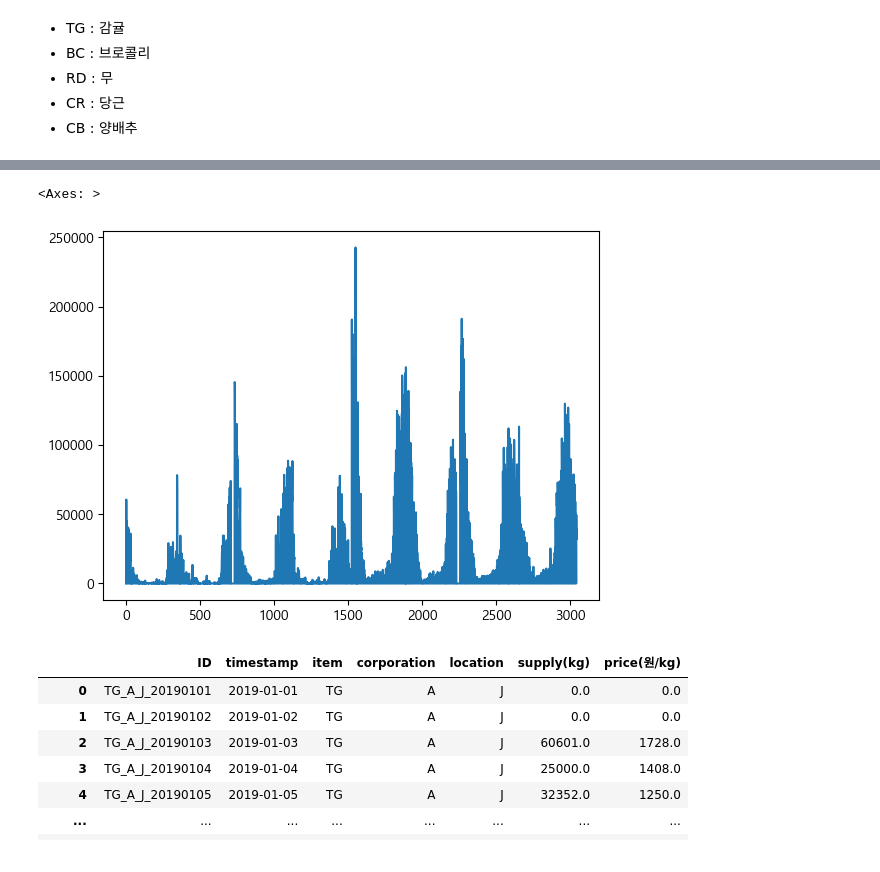
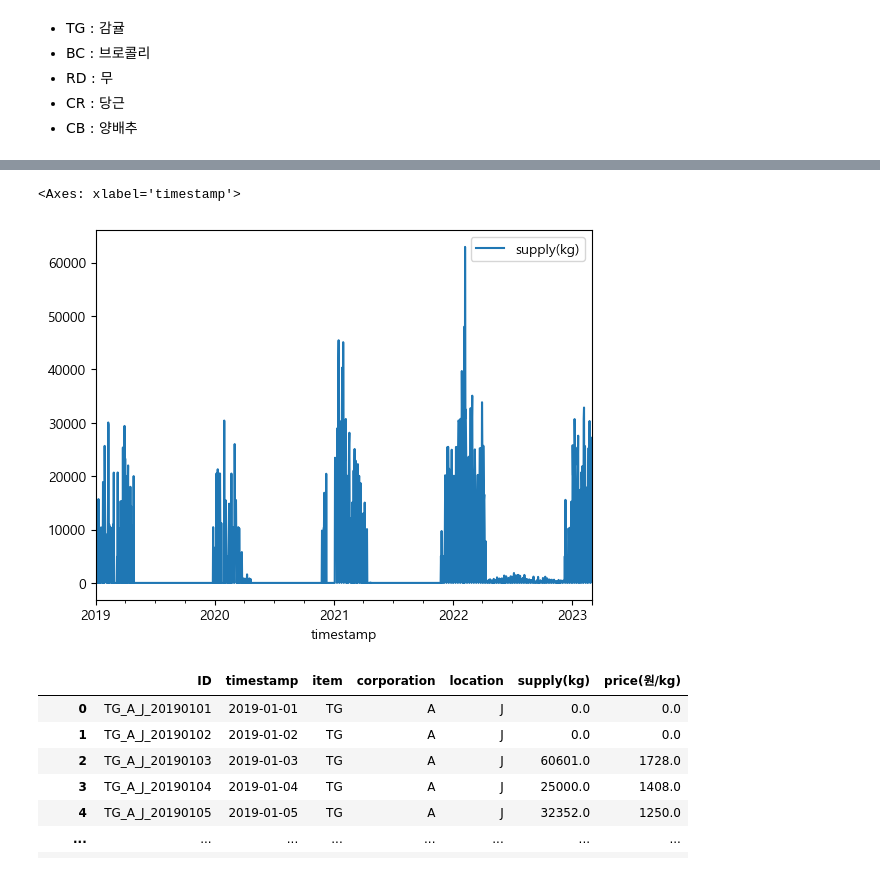
Before and after one commit to HoChangLee98/my_project, a Jupyter notebook: jeju_specialties_price_ai_competition/note/eda.ipynb, the cells around one changed output, grey strips where cells are left out. Cells and saved outputs as stored; diff of their text form; code cells hidden in the pictures.

```diff
--- a/jeju_specialties_price_ai_competition/note/eda.ipynb
+++ b/jeju_specialties_price_ai_competition/note/eda.ipynb
@@ -37,0 +179,7 @@ array(['TG', 'CR', 'CB', 'RD', 'BC'], dtype=object)
+# %%
+train['timestamp'] = pd.to_datetime(train['timestamp'])
+for item_ in train['item'].unique():
+    for cor_ in train['corporation'].unique():
+        data = train.loc[(train['item'] == item_) & (train['corporation'] == cor_)& (train['location'] == "S"), ['timestamp', 'supply(kg)', "price(원/kg)"]]
+        print(item_, "____", cor_)
+        print(data.isnull().sum())
@@ -38,8 +204,8 @@ array(['TG', 'CR', 'CB', 'RD', 'BC'], dtype=object)
 # %%
-train[(train['item'] == 'TG') & (train['corporation'] == 'A')]['supply(kg)'].plot()
+train[(train['item'] == 'CR') & (train['corporation'] == 'A') & (train['location'] == 'J')][['timestamp','supply(kg)']].plot(x='timestamp')
 # %% [output]
-<Axes: >
+<Axes: xlabel='timestamp'>
-[figure, old version]
+[figure, new version]
 # %%
 train[train['item'] == 'TG']
 # %% [output]
```
Also changed, not shown: parts of 19 cells of this notebook, 15 other files.
